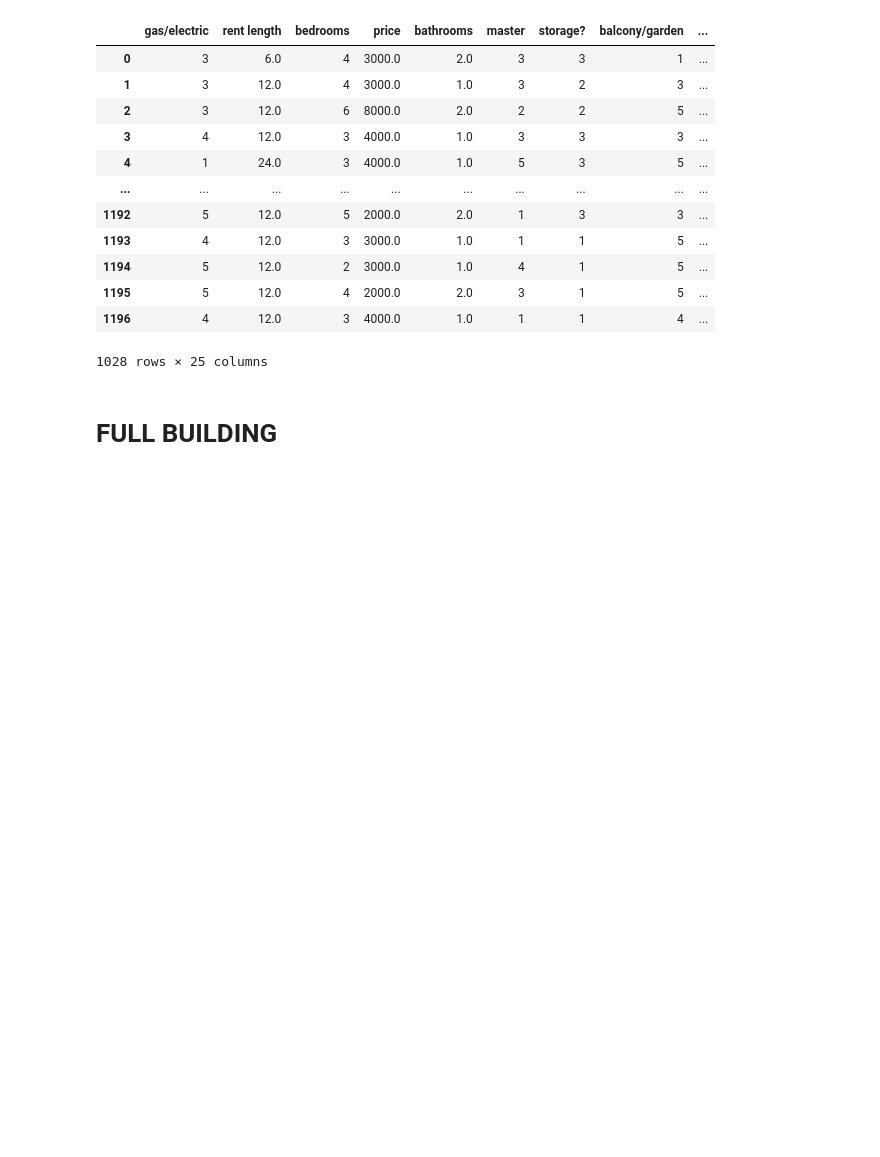
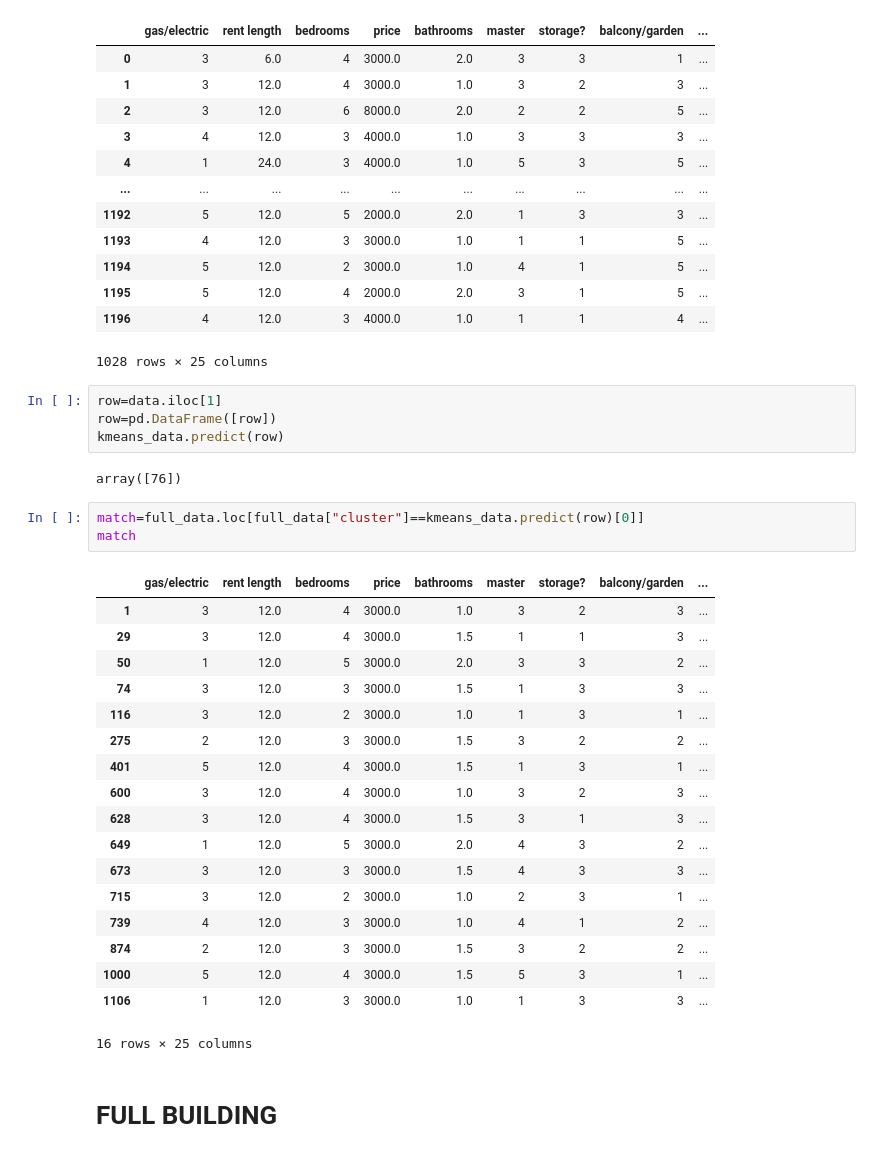
Before and after one commit to TaliaSeada/Hachathon_May22, a Jupyter notebook: Hackathon.ipynb, the cells around one changed output. Cells and saved outputs as stored; diff of their text form; blank space fills up the shorter version.

```diff
--- a/Hackathon.ipynb
+++ b/Hackathon.ipynb
@@ -369,6 +370,34 @@ full_data
 | 1195 | 5 | 12.0 | 4 | 2000.0 | 2.0 | 3 | 1 | 5 | ... |
 | 1196 | 4 | 12.0 | 3 | 4000.0 | 1.0 | 1 | 1 | 4 | ... |
 1028 rows × 25 columns
+# %%
+row=data.iloc[1]
+row=pd.DataFrame([row])
+kmeans_data.predict(row)
+# %% [output]
+array([76])
+# %%
+match=full_data.loc[full_data["cluster"]==kmeans_data.predict(row)[0]]
+match
+# %% [output]
+|  | gas/electric | rent length | bedrooms | price | bathrooms | master | storage? | balcony/garden | ... |
+| 1 | 3 | 12.0 | 4 | 3000.0 | 1.0 | 3 | 2 | 3 | ... |
+| 29 | 3 | 12.0 | 4 | 3000.0 | 1.5 | 1 | 1 | 3 | ... |
+| 50 | 1 | 12.0 | 5 | 3000.0 | 2.0 | 3 | 3 | 2 | ... |
+| 74 | 3 | 12.0 | 3 | 3000.0 | 1.5 | 1 | 3 | 3 | ... |
+| 116 | 3 | 12.0 | 2 | 3000.0 | 1.0 | 1 | 3 | 1 | ... |
+| 275 | 2 | 12.0 | 3 | 3000.0 | 1.5 | 3 | 2 | 2 | ... |
+| 401 | 5 | 12.0 | 4 | 3000.0 | 1.5 | 1 | 3 | 1 | ... |
+| 600 | 3 | 12.0 | 4 | 3000.0 | 1.0 | 3 | 2 | 3 | ... |
+| 628 | 3 | 12.0 | 4 | 3000.0 | 1.5 | 3 | 1 | 3 | ... |
+| 649 | 1 | 12.0 | 5 | 3000.0 | 2.0 | 4 | 3 | 2 | ... |
+| 673 | 3 | 12.0 | 3 | 3000.0 | 1.5 | 4 | 3 | 3 | ... |
+| 715 | 3 | 12.0 | 2 | 3000.0 | 1.0 | 2 | 3 | 1 | ... |
+| 739 | 4 | 12.0 | 3 | 3000.0 | 1.0 | 4 | 1 | 2 | ... |
+| 874 | 2 | 12.0 | 3 | 3000.0 | 1.5 | 3 | 2 | 2 | ... |
+| 1000 | 5 | 12.0 | 4 | 3000.0 | 1.5 | 5 | 3 | 1 | ... |
+| 1106 | 1 | 12.0 | 3 | 3000.0 | 1.0 | 1 | 3 | 3 | ... |
+16 rows × 25 columns
 # %% [markdown]
 # FULL BUILDING
 # %%
```
Also changed, not shown: parts of 9 cells of this notebook, 1 other file.
